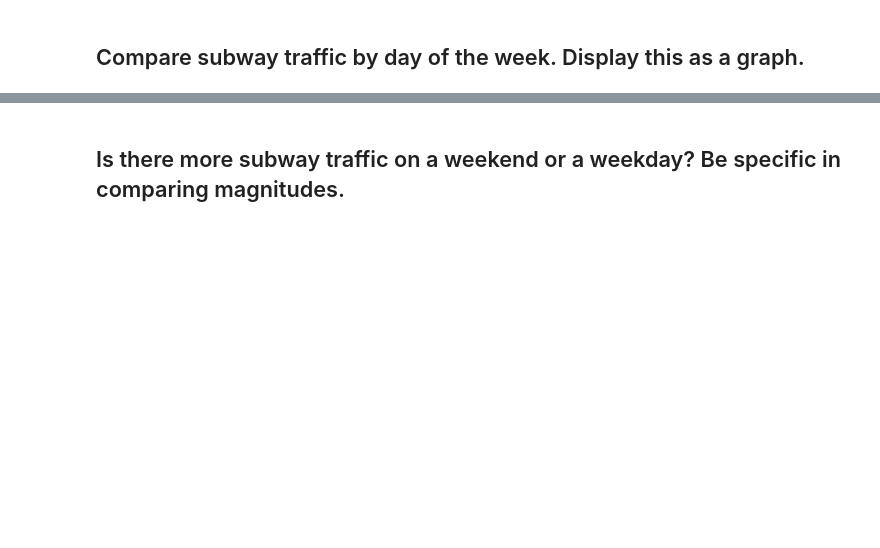
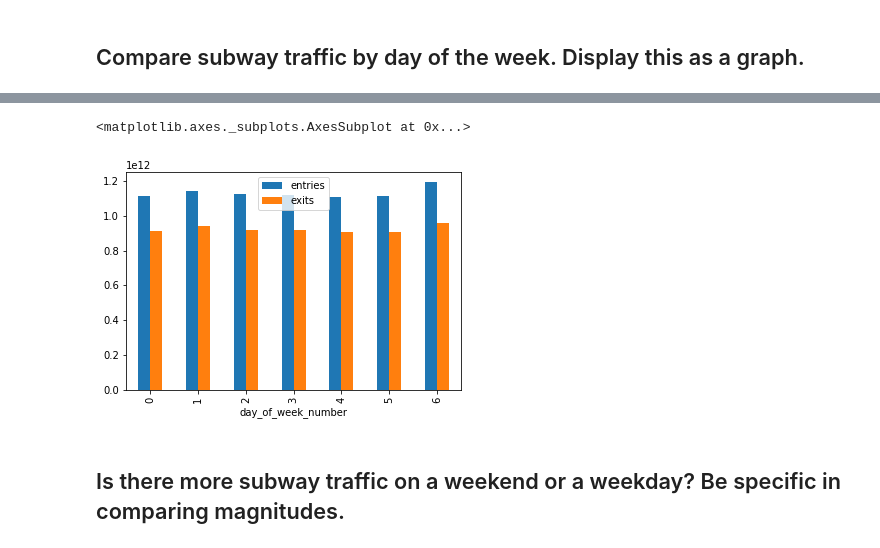
Before and after one commit to giorosati/dsc-0-03-08-understanding-pandas-series-and-dataframes-lab-online-ds-pt-100118, a Jupyter notebook: index.ipynb, the cells around one changed output, grey strips where cells are left out. Drawn from its saved outputs; the diff is of its cells as text; code cells hidden in the pictures; blank space fills up the shorter version.

```diff
--- a/index.ipynb
+++ b/index.ipynb
@@ -246,0 +133,5 @@ ValueError: too many values to unpack (expected 2)
+# %%
+%%time
+# .replace works as expected but .map is not changing the values in Num_Lines
+# df['Num_Lines'].map(temp_dict)
+df['Num_Lines'].replace(temp_dict, inplace=True)
@@ -248,7 +164,8 @@ ValueError: too many values to unpack (expected 2)
 ## Write a function to clean a column name.
 # %%
 def clean(col_name):
-    cleaned = #Your code here; whatever you want to do to col_name. Hint: think back to str methods.
+    cleaned = col_name.strip() #Your code here; whatever you want to do to col_name. Hint: think back to str methods.
+    cleaned = col_name.lower()
     return cleaned
 # %%
 #This is a list comprehension. It applies your clean function to every item in the list.
@@ -265,0 +185,8 @@ df.columns
+# %%
+#Your code here
+# 1. convert date columns to datetime format
+df['date_time'] = pd.to_datetime(df.date)
+# 2. create a day_of_week column
+df['day_of_week_number'] = df['date_time'].dt.weekday
+df['day_of_week'] = df['date_time'].dt.weekday_name
+df.head(10)
@@ -265,0 +205,3 @@ df.columns
+# %%
+chart_data = df.groupby(by=['day_of_week_number'])['entries','exits'].sum()
+chart_data
@@ -266,2 +218,8 @@ df.columns
+# %%
+# 3. create the graph
+chart_data.plot(kind='bar')
+# %% [output]
+<matplotlib.axes._subplots.AxesSubplot at 0x...>
+[figure, added]
 # %% [markdown]
 ## Is there more subway traffic on a weekend or a weekday?    Be specific in comparing magnitudes.
```
Also changed, not shown: parts of 30 cells of this notebook.
